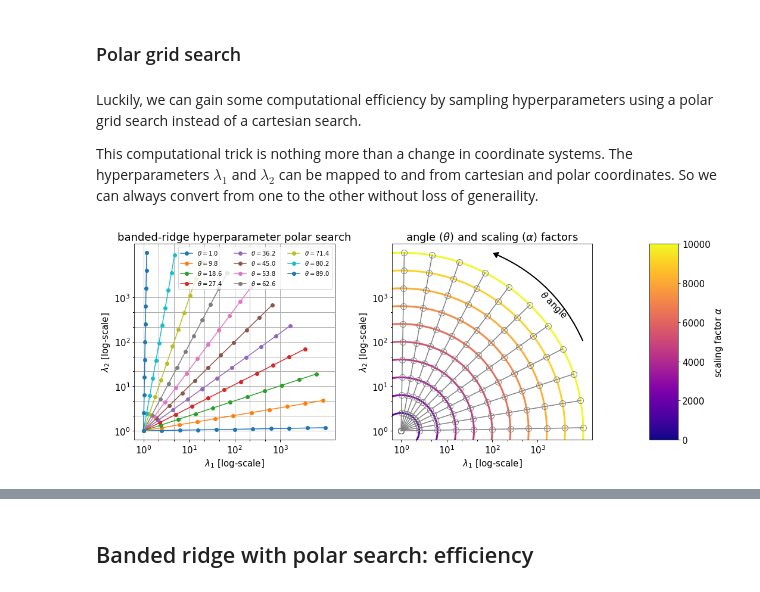
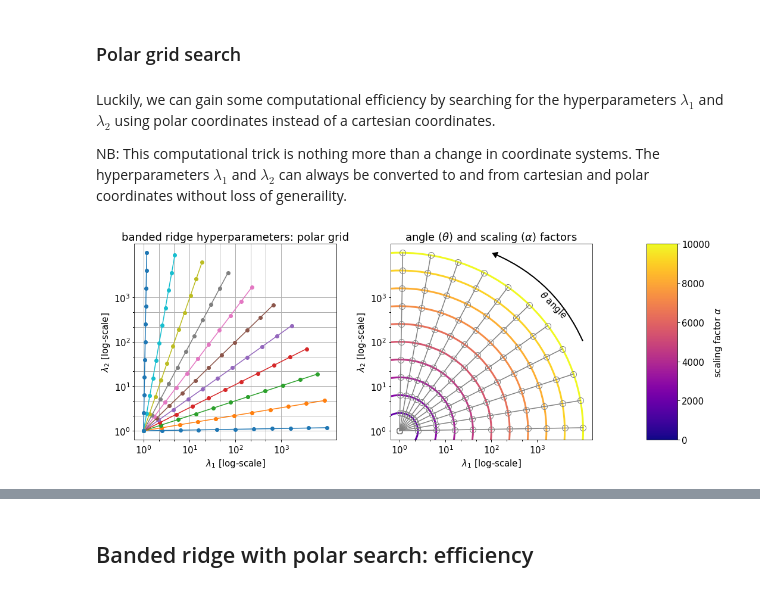
Before and after one commit to gallantlab/tikreg, a Jupyter notebook: examples/tutorial_banded_ridge_polar.ipynb, the cells around one changed output, grey strips where cells are left out. Drawn from its saved outputs; the diff is of its cells as text; code cells hidden in the pictures.

```diff
--- a/examples/tutorial_banded_ridge_polar.ipynb
+++ b/examples/tutorial_banded_ridge_polar.ipynb
@@ -56,13 +51,13 @@ __ = fig.suptitle('banded-ridge\nhyperparameter cartesian search')
 # %% [markdown]
 ### Polar grid search
 # %% [markdown]
-Luckily, we can gain some computational efficiency by sampling hyperparameters using a polar grid search instead of a cartesian search.
+Luckily, we can gain some computational efficiency by searching for the hyperparameters $\lambda_1$ and $\lambda_2$ using polar coordinates instead of a cartesian coordinates.
 
-This computational trick is nothing more than a change in coordinate systems. The hyperparameters $\lambda_1$ and $\lambda_2$ can be mapped to and from cartesian and polar coordinates. So we can always convert from one to the other without loss of generaility.
+NB: This computational trick is nothing more than a change in coordinate systems. The hyperparameters $\lambda_1$ and $\lambda_2$ can always be converted to and from cartesian and polar coordinates without loss of generaility.
 # %%
 import matplotlib.patches as patches
 
-fig = plt.figure(figsize=(15,6))
+fig = plt.figure(figsize=(15, 6))
 
 ax = plt.subplot2grid((1, 7), (0, 0), colspan=3, fig=fig)
 ax2 = plt.subplot2grid((1, 7), (0, 3), colspan=3, fig=fig)
@@ -90,36 +85,35 @@ for cdx, radius in enumerate(radii):
 style="Simple,tail_width=1.0,head_width=10,head_length=8"
 kw = dict(arrowstyle=style, color="k")
 arrow = patches.FancyArrowPatch((4,2),(2,4), connectionstyle="arc3,rad=0.2", **kw)
 ax2.add_patch(arrow)
 ax2.text(3,3, r'$\theta$ angle', rotation=-45)
 
 # Add colorbar for the radii
 cbar = matplotlib.colorbar.ColorbarBase(ax3,
                                         cmap=plt.cm.plasma,
                                         norm=matplotlib.colors.Normalize(0,10**4),
                                         orientation='vertical')
 cbar.set_label(r'scaling factor $\alpha$')
 
 # labels
 for axx in [ax, ax2]:
     # Set cartesian sampling as grid
     axx.set_yticks(np.log10(all_pairs[:,0]), minor=True)
     axx.set_xticks(np.log10(all_pairs[:,0]), minor=True)
 
     axx.set_xlabel(r'$\lambda_1$ [log-scale]')
     axx.set_ylabel(r'$\lambda_2$ [log-scale]')
     axx.set_xticks([0, 1, 2, 3], minor=False)
     axx.set_yticks([0, 1, 2, 3], minor=False)
     __ = axx.set_xticklabels(['$10^0$', '$10^1$', '$10^2$', '$10^3$'], fontsize=15)
     __ = axx.set_yticklabels(['$10^0$', '$10^1$', '$10^2$', '$10^3$'], fontsize=15)
 
 ax.grid(True, which='minor')
-ax.legend(loc='best', ncol=3, fontsize=10)
-__ = ax.set_title('banded-ridge hyperparameter polar search')
+__ = ax.set_title('banded ridge hyperparameters: polar grid')
 __ = ax2.set_title(r'angle ($\theta$) and scaling ($\alpha$) factors')
 plt.tight_layout()
 # %% [output]
-[figure, old version]
+[figure, new version]
 # %% [markdown]
 Each ray above corresponds to a set of hyperparameter combinations at a fixed ratio.
 $$r = \left(\frac{\lambda_2}{\lambda_1}\right)$$
```
Also changed, not shown: parts of 30 cells of this notebook.
